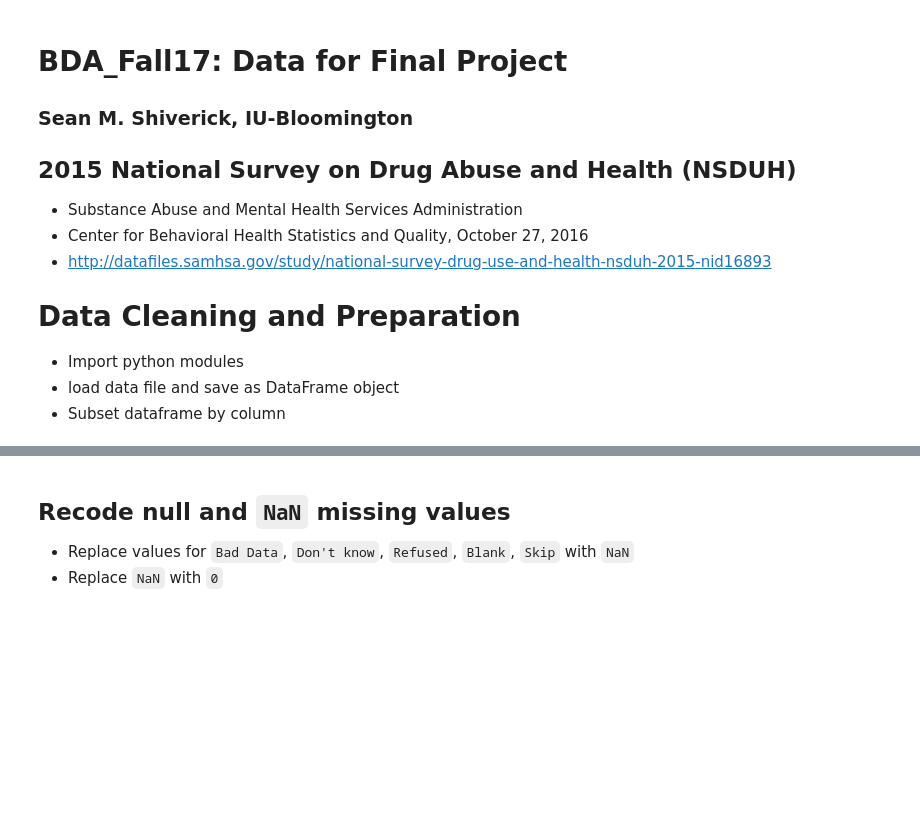
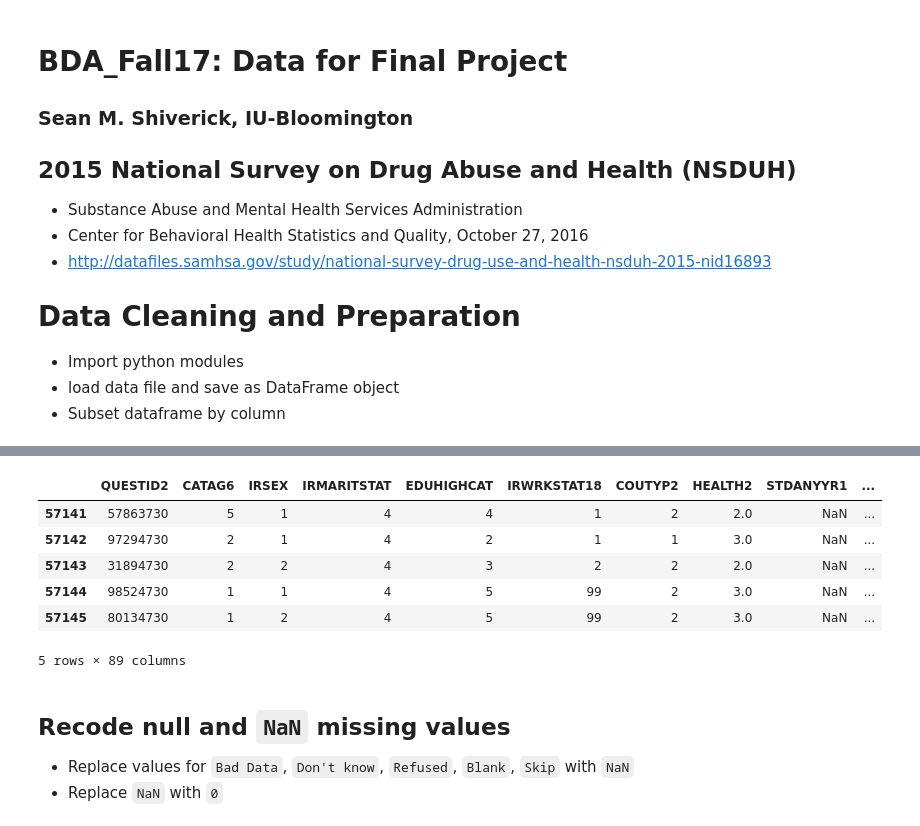
Before and after one commit to smshiverick/bigdata-applications-analytics-F17, a Jupyter notebook: project/BDA_Project_Data.ipynb, the cells around one changed output, grey strips where cells are left out. Drawn from its saved outputs; the diff is of its cells as text; code cells hidden in the pictures; blank space fills up the shorter version.

```diff
--- a/project/BDA_Project_Data.ipynb
+++ b/project/BDA_Project_Data.ipynb
@@ -47,5 +59,13 @@ opioid_df.head()
 # %%
-opioid_df.tail()
+df.tail()
+# %% [output]
+|  | QUESTID2 | CATAG6 | IRSEX | IRMARITSTAT | EDUHIGHCAT | IRWRKSTAT18 | COUTYP2 | HEALTH2 | STDANYYR1 | ... |
+| 57141 | 57863730 | 5 | 1 | 4 | 4 | 1 | 2 | 2.0 | NaN | ... |
+| 57142 | 97294730 | 2 | 1 | 4 | 2 | 1 | 1 | 3.0 | NaN | ... |
+| 57143 | 31894730 | 2 | 2 | 4 | 3 | 2 | 2 | 2.0 | NaN | ... |
+| 57144 | 98524730 | 1 | 1 | 4 | 5 | 99 | 2 | 3.0 | NaN | ... |
+| 57145 | 80134730 | 1 | 2 | 4 | 5 | 99 | 2 | 3.0 | NaN | ... |
+5 rows × 89 columns
 # %% [markdown]
 ## Recode null and `NaN` missing values
 * Replace values for `Bad Data`, `Don't know`, `Refused`, `Blank`, `Skip` with `NaN`
```
Also changed, not shown: parts of 17 cells of this notebook, 1 other file.
